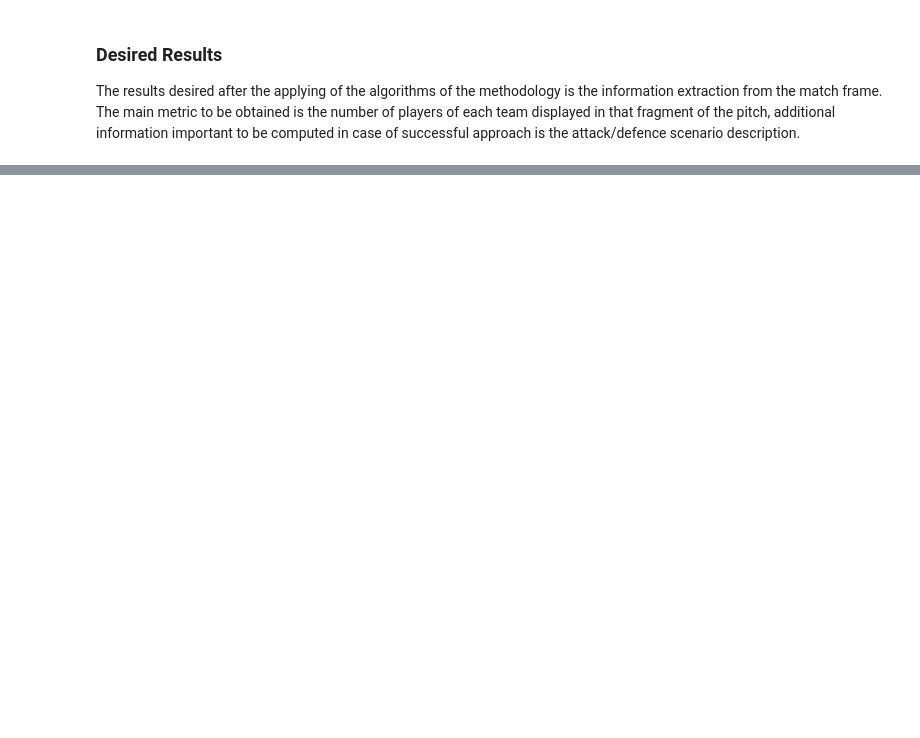
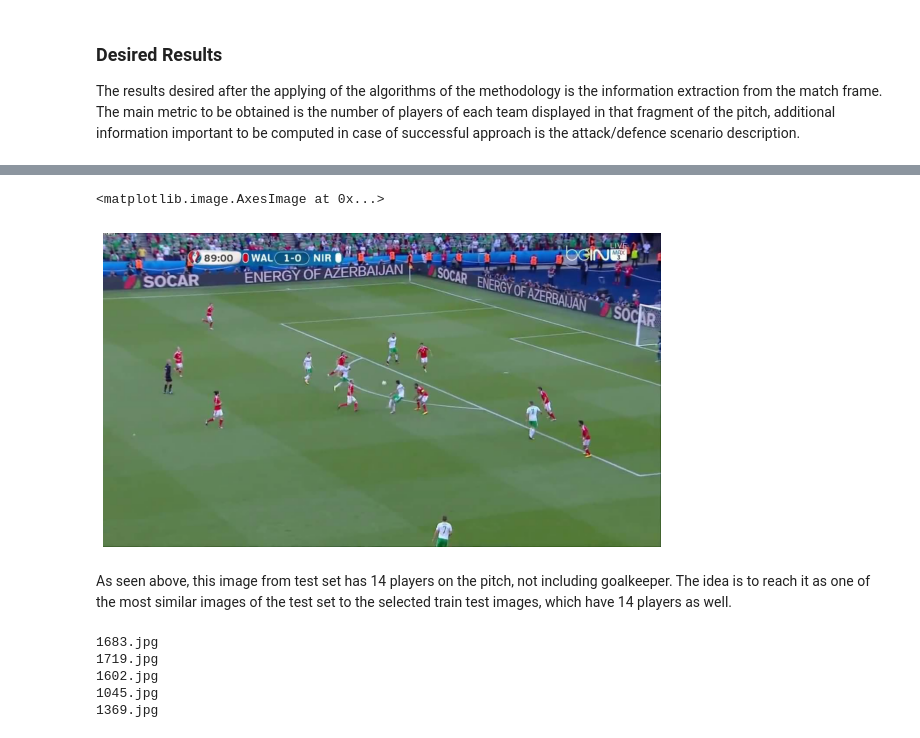
Before and after one commit to ricardoffv/football_images_analysis, a Jupyter notebook: Football Images Analysis - Final Report.ipynb, the cells around one changed output, grey strips where cells are left out. Cells and saved outputs as stored; diff of their text form; code cells hidden in the pictures; blank space fills up the shorter version.

```diff
--- a/Football Images Analysis - Final Report.ipynb
+++ b/Football Images Analysis - Final Report.ipynb
@@ -215,0 +407,11 @@ The results desired after the applying of the algorithms of the methodology is t
+# %%
+test_picked_image = imageio.imread('./IAUSD Dataset/1683.jpg')
+# plot of original image
+plt.figure(figsize=(10,10))
+plt.axis('off')
+plt.imshow(test_picked_image)
+# %% [output]
+<matplotlib.image.AxesImage at 0x...>
+[figure, added]
+# %% [markdown]
+As seen above, this image from test set has 14 players on the pitch, not including goalkeeper. The idea is to reach it as one of the most similar images of the test set to the selected train test images, which have 14 players as well.
@@ -215,0 +468,19 @@ The results desired after the applying of the algorithms of the methodology is t
+# %%
+# distances between samples of each set
+dists = []
+for i in range(len(test_set)):
+    diq = np.sqrt(np.sum((img_feats_test[i]-img_feats)**2))
+    dists.append(diq)
+
+# check the nearest images
+k = 5
+k_cbir = np.argsort(dists)[:k]
+
+for k in k_cbir:
+    print(test_set[k])
+# %% [output]
+1683.jpg
+1719.jpg
+1602.jpg
+1045.jpg
+1369.jpg
```
Also changed, not shown: parts of 28 cells of this notebook.
